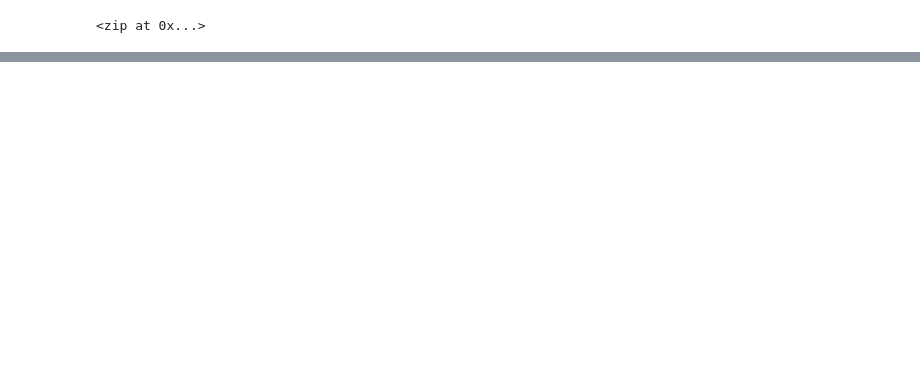
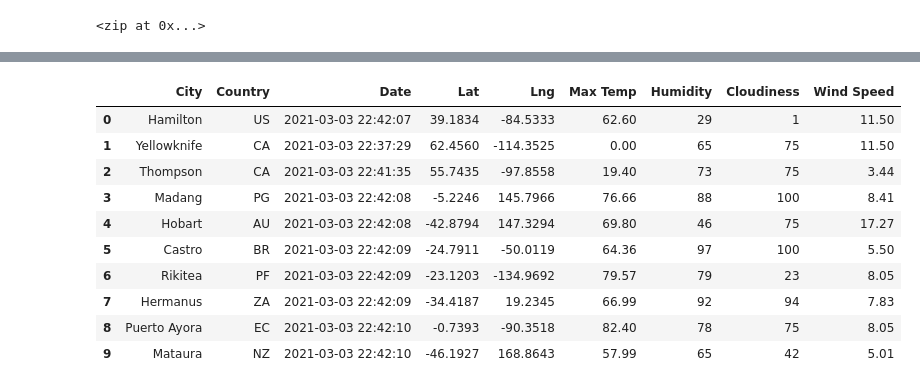
Before and after one commit to nupharezra/World_Weather_Analysis, a Jupyter notebook: WeatherPy.ipynb, the cells around one changed output, grey strips where cells are left out. Cells and saved outputs as stored; diff of their text form; code cells hidden in the pictures; blank space fills up the shorter version.

```diff
--- a/WeatherPy.ipynb
+++ b/WeatherPy.ipynb
@@ -34,0 +147,19 @@ len(cities)
+# %%
+#reorder columns
+new_column_order = ["City", "Country", "Date", "Lat", "Lng", "Max Temp", "Humidity", "Cloudiness", "Wind Speed"]
+
+city_data_df = city_data_df[new_column_order]
+
+city_data_df.head(10)
+# %% [output]
+|  | City | Country | Date | Lat | Lng | Max Temp | Humidity | Cloudiness | Wind Speed |
+| 0 | Hamilton | US | 2021-03-03 22:42:07 | 39.1834 | -84.5333 | 62.60 | 29 | 1 | 11.50 |
+| 1 | Yellowknife | CA | 2021-03-03 22:37:29 | 62.4560 | -114.3525 | 0.00 | 65 | 75 | 11.50 |
+| 2 | Thompson | CA | 2021-03-03 22:41:35 | 55.7435 | -97.8558 | 19.40 | 73 | 75 | 3.44 |
+| 3 | Madang | PG | 2021-03-03 22:42:08 | -5.2246 | 145.7966 | 76.66 | 88 | 100 | 8.41 |
+| 4 | Hobart | AU | 2021-03-03 22:42:08 | -42.8794 | 147.3294 | 69.80 | 46 | 75 | 17.27 |
+| 5 | Castro | BR | 2021-03-03 22:42:09 | -24.7911 | -50.0119 | 64.36 | 97 | 100 | 5.50 |
+| 6 | Rikitea | PF | 2021-03-03 22:42:09 | -23.1203 | -134.9692 | 79.57 | 79 | 23 | 8.05 |
+| 7 | Hermanus | ZA | 2021-03-03 22:42:09 | -34.4187 | 19.2345 | 66.99 | 92 | 94 | 7.83 |
+| 8 | Puerto Ayora | EC | 2021-03-03 22:42:10 | -0.7393 | -90.3518 | 82.40 | 78 | 75 | 8.05 |
+| 9 | Mataura | NZ | 2021-03-03 22:42:10 | -46.1927 | 168.8643 | 57.99 | 65 | 42 | 5.01 |
```
Also changed, not shown: parts of 8 cells of this notebook, 3 other files.
